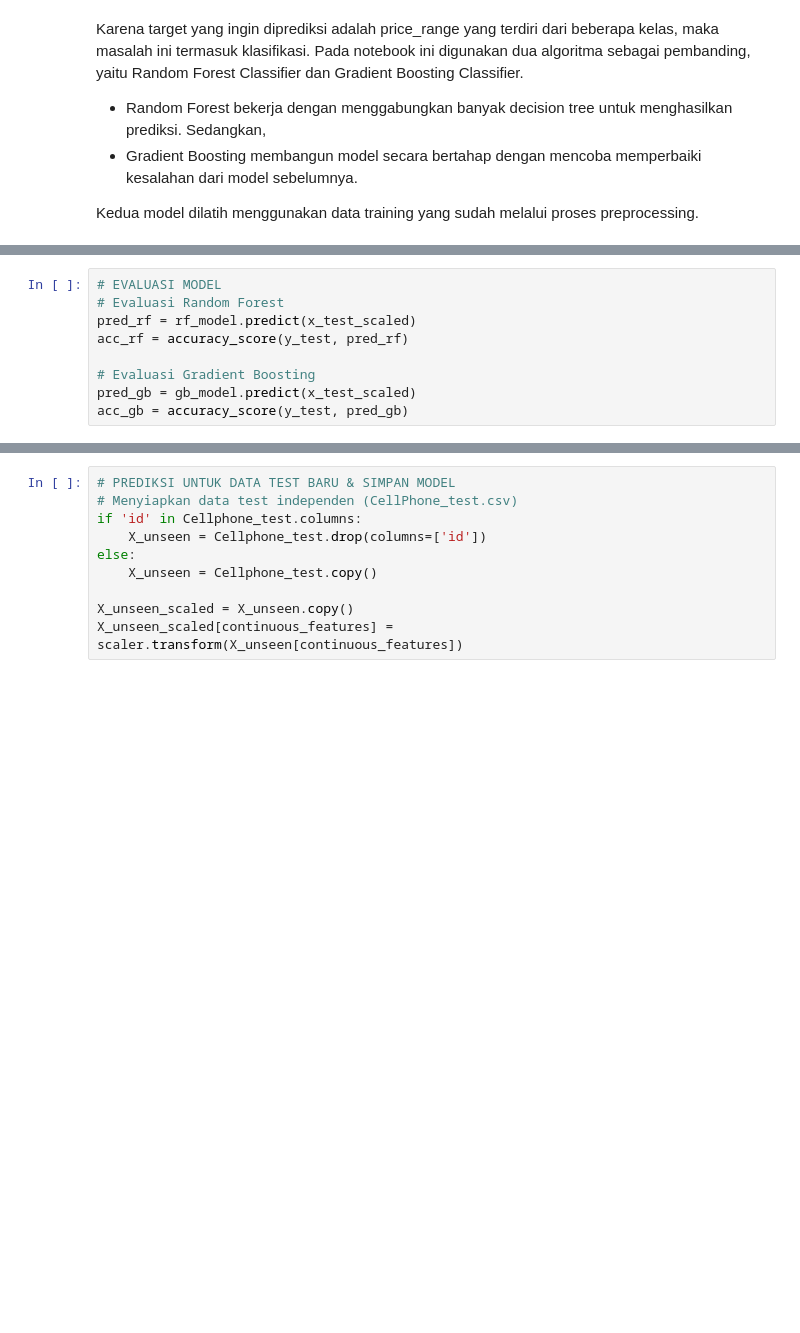
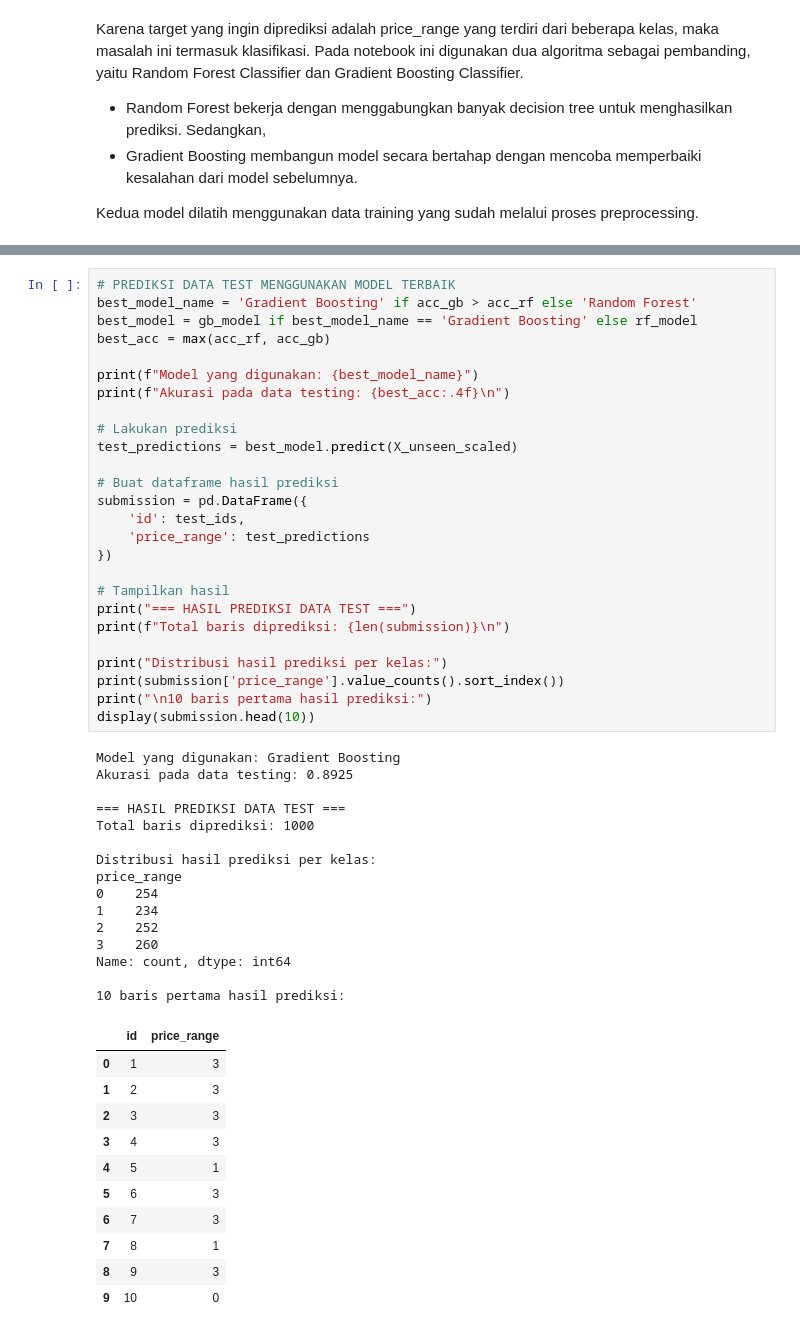
Before and after one commit to haya886/ML_Klasifikasi-Harga-Hp, a Jupyter notebook: MLworkFlow.ipynb, the cells around one changed output, grey strips where cells are left out. Drawn from its saved outputs; the diff is of its cells as text; blank space fills up the shorter version.

```diff
--- a/MLworkFlow.ipynb
+++ b/MLworkFlow.ipynb
@@ -355,10 +361 @@ Setelah model selesai dilatih, model perlu diuji menggunakan data testing. Data
-# %%
-# EVALUASI MODEL
-# Evaluasi Random Forest
-pred_rf = rf_model.predict(x_test_scaled)
-acc_rf = accuracy_score(y_test, pred_rf)
-
-# Evaluasi Gradient Boosting
-pred_gb = gb_model.predict(x_test_scaled)
-acc_gb = accuracy_score(y_test, pred_gb)
 # %% [markdown]
@@ -400,11 +401,54 @@ Dataset CellPhone_test.csv tidak memiliki kolom price_range, karena target terse
 # %%
-# PREDIKSI UNTUK DATA TEST BARU & SIMPAN MODEL
-# Menyiapkan data test independen (CellPhone_test.csv)
-if 'id' in Cellphone_test.columns:
-    X_unseen = Cellphone_test.drop(columns=['id'])
-else:
-    X_unseen = Cellphone_test.copy()
+# PREDIKSI DATA TEST MENGGUNAKAN MODEL TERBAIK
+best_model_name = 'Gradient Boosting' if acc_gb > acc_rf else 'Random Forest'
+best_model = gb_model if best_model_name == 'Gradient Boosting' else rf_model
+best_acc = max(acc_rf, acc_gb)
 
-X_unseen_scaled = X_unseen.copy()
-X_unseen_scaled[continuous_features] = scaler.transform(X_unseen[continuous_features])
+print(f"Model yang digunakan: {best_model_name}")
+print(f"Akurasi pada data testing: {best_acc:.4f}\n")
+
+# Lakukan prediksi
+test_predictions = best_model.predict(X_unseen_scaled)
+
+# Buat dataframe hasil prediksi
+submission = pd.DataFrame({
+    'id': test_ids,
+    'price_range': test_predictions
+})
+
+# Tampilkan hasil
+print("=== HASIL PREDIKSI DATA TEST ===")
+print(f"Total baris diprediksi: {len(submission)}\n")
+
+print("Distribusi hasil prediksi per kelas:")
+print(submission['price_range'].value_counts().sort_index())
+print("\n10 baris pertama hasil prediksi:")
+display(submission.head(10))
+# %% [output]
+Model yang digunakan: Gradient Boosting
+Akurasi pada data testing: 0.8925
+
+=== HASIL PREDIKSI DATA TEST ===
+Total baris diprediksi: 1000
+
+Distribusi hasil prediksi per kelas:
+price_range
+0    254
+1    234
+2    252
+3    260
+Name: count, dtype: int64
+
+10 baris pertama hasil prediksi:
+|  | id | price_range |
+| 0 | 1 | 3 |
+| 1 | 2 | 3 |
+| 2 | 3 | 3 |
+| 3 | 4 | 3 |
+| 4 | 5 | 1 |
+| 5 | 6 | 3 |
+| 6 | 7 | 3 |
+| 7 | 8 | 1 |
+| 8 | 9 | 3 |
+| 9 | 10 | 0 |
 # %% [markdown]
```
Also changed, not shown: parts of 22 cells of this notebook, 1 other file.
